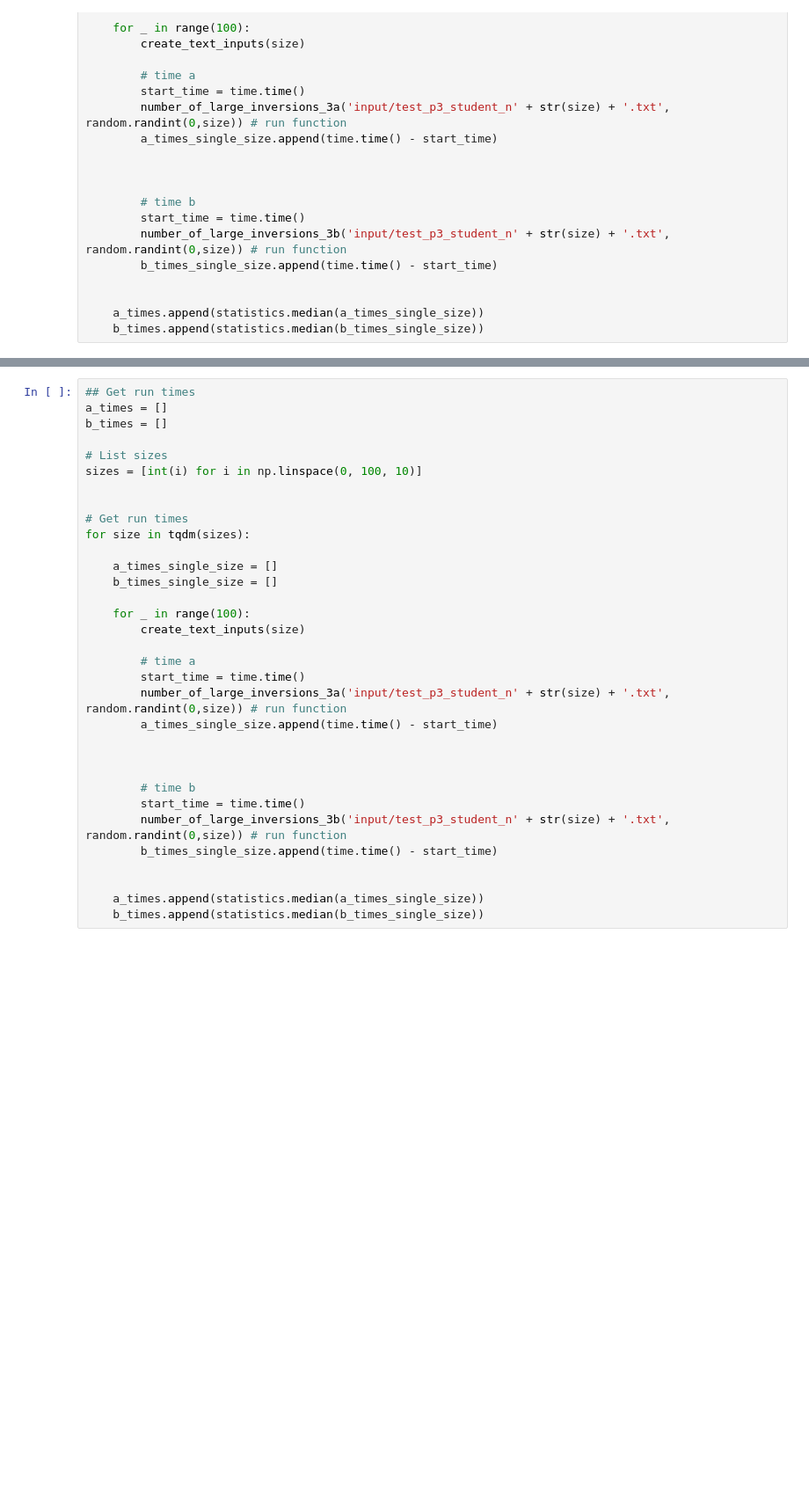
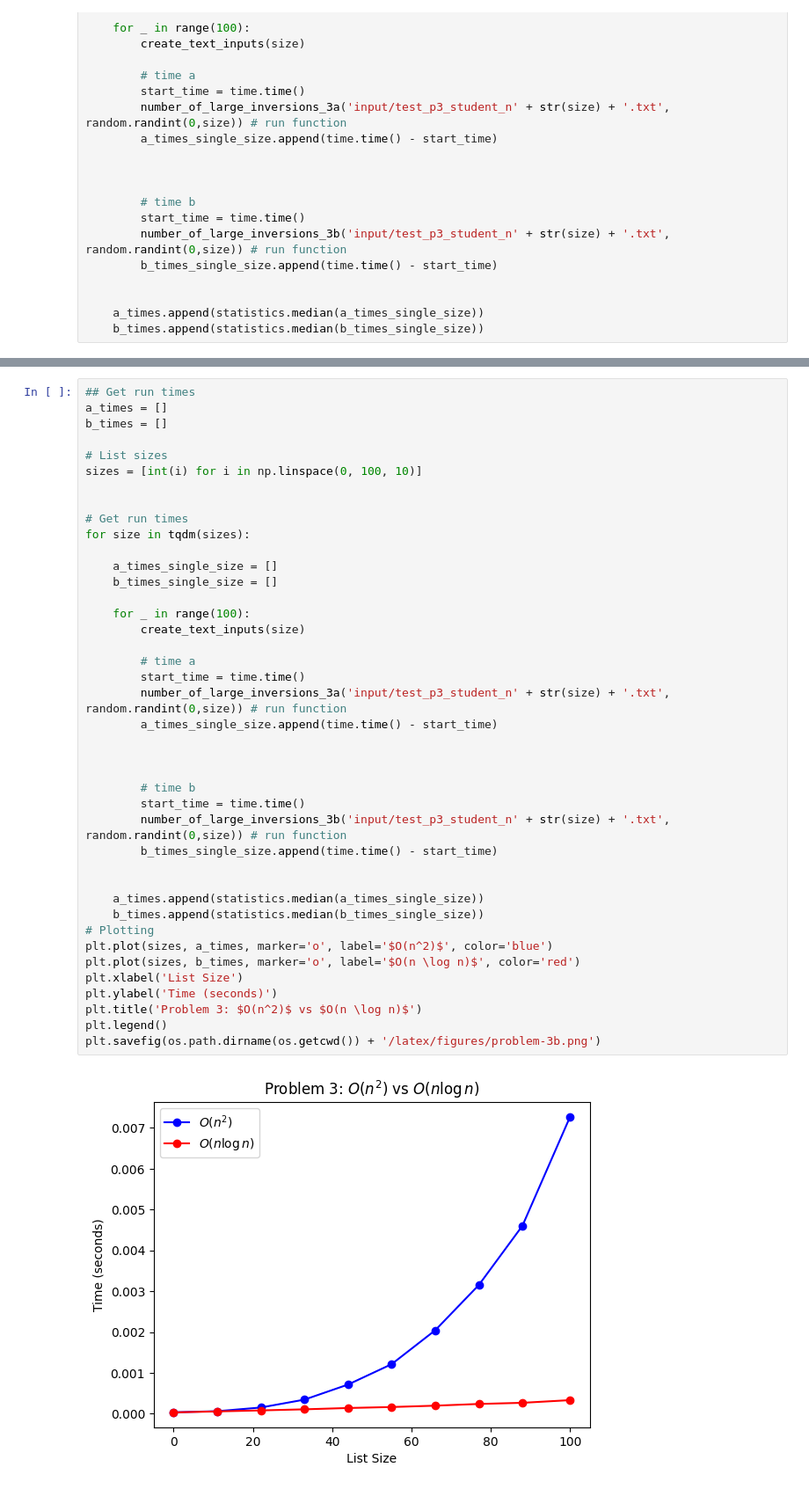
Before and after one commit to CS-5112-Algo-Data-Structures-for-App/homework-1, a Jupyter notebook: performance_testing/p3.ipynb, the cells around one changed output, grey strips where cells are left out. Shown: that part at 88% size. Drawn from its saved outputs; the diff is of its cells as text; blank space fills up the shorter version.

Commit message:
add figures

```diff
--- a/performance_testing/p3.ipynb
+++ b/performance_testing/p3.ipynb
@@ -68,30 +68,40 @@ a_times = []
 b_times = []
 
 # List sizes
 sizes = [int(i) for i in np.linspace(0, 100, 10)]
 
 
 # Get run times
 for size in tqdm(sizes):
 
     a_times_single_size = []
     b_times_single_size = []
 
     for _ in range(100):
         create_text_inputs(size)
 
         # time a
         start_time = time.time()
         number_of_large_inversions_3a('input/test_p3_student_n' + str(size) + '.txt', random.randint(0,size)) # run function
         a_times_single_size.append(time.time() - start_time)
 
 
 
         # time b
         start_time = time.time()
         number_of_large_inversions_3b('input/test_p3_student_n' + str(size) + '.txt', random.randint(0,size)) # run function
         b_times_single_size.append(time.time() - start_time)
 
 
     a_times.append(statistics.median(a_times_single_size))
     b_times.append(statistics.median(b_times_single_size))
+# Plotting
+plt.plot(sizes, a_times, marker='o', label='$O(n^2)$', color='blue')
+plt.plot(sizes, b_times, marker='o', label='$O(n \log n)$', color='red')
+plt.xlabel('List Size')
+plt.ylabel('Time (seconds)')
+plt.title('Problem 3: $O(n^2)$ vs $O(n \log n)$')
+plt.legend()
+plt.savefig(os.path.dirname(os.getcwd()) + '/latex/figures/problem-3b.png')
+# %% [output]
+[figure, added]
```
Also changed, not shown: parts of 1 cell of this notebook, 5 other files.
